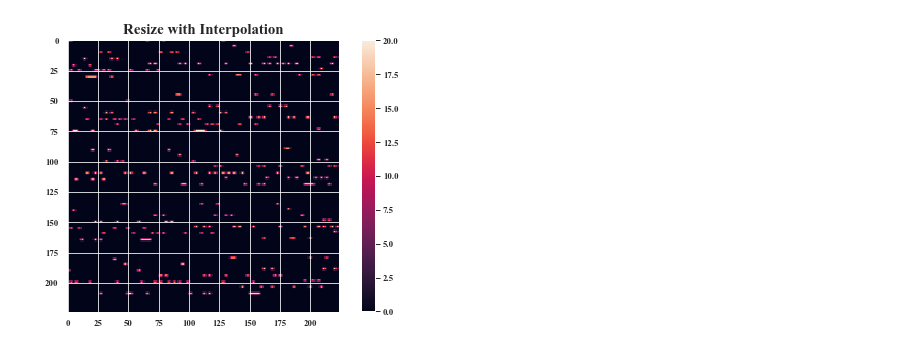
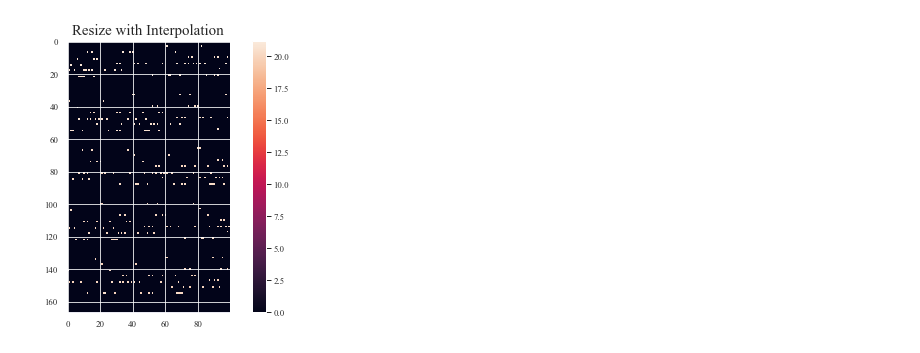
Before and after one commit to devanshipratap/DeepLearningAGN, a Jupyter notebook: src/notebooks/plot_2d_light_curve_image.ipynb, the cells around one changed output. Saved outputs shown, nothing was run; the diff lists cells and outputs as text; code cells hidden in the pictures.

```diff
--- a/src/notebooks/plot_2d_light_curve_image.ipynb
+++ b/src/notebooks/plot_2d_light_curve_image.ipynb
@@ -57,18 +57,18 @@ def plot_2d_light_curve(file_path):
         Images[4, int(day)] += df_z[13].iloc[i]
 
     reshape_img = Images.reshape(167, 100)
-    resize_img = resize(reshape_img, (224, 224), anti_aliasing=True)
+
 
     # Plotting
     fig = plt.figure(figsize=(8, 5))
     sns.set(font='Times New Roman')
     sns.set_context('paper')
-    plt.imshow(resize_img)
+    plt.imshow(reshape_img)
     plt.colorbar()
     plt.title('Resize with Interpolation', fontsize=15)
     plt.show()
 # %%
 # Plot a 2d image of a light curve
-plot_2d_light_curve('../scripts/light_curves/stripe82/70')
+plot_2d_light_curve('/Users/SnehPandya/Desktop/Black_Hole_NN_2/raw_data/original_LC/70')
 # %% [output]
-[figure, old version]
+[figure, new version]
```
Also changed, not shown: parts of 1 cell of this notebook, 3 other files.
